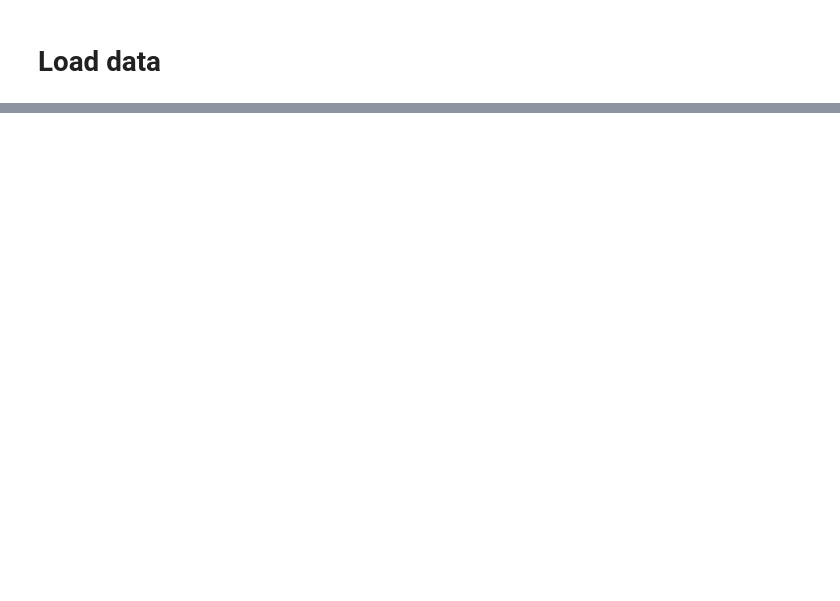
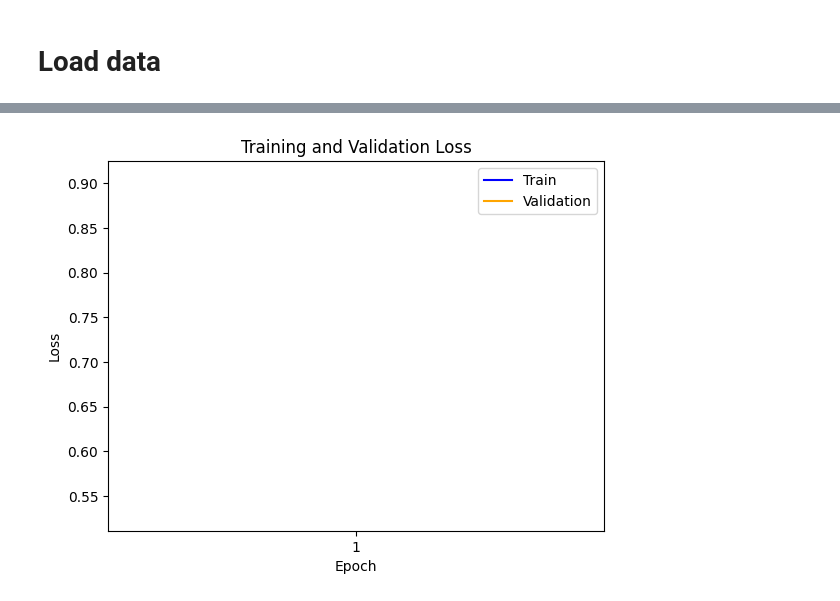
Before and after one commit to arifr4chman/cs7643_deeplearning_proj, a Jupyter notebook: intel_vti.ipynb, the cells around one changed output, grey strips where cells are left out. Drawn from its saved outputs; the diff is of its cells as text; code cells hidden in the pictures; blank space fills up the shorter version.

```diff
--- a/intel_vti.ipynb
+++ b/intel_vti.ipynb
@@ -69,0 +286,3 @@ print_random_15_images (df_test['X'], df_test['Y'], 'Intel Images - Random 15 Te
+# %%
+classes = len (train_data.classes)
+classes
@@ -69,0 +306,6 @@ print_random_15_images (df_test['X'], df_test['Y'], 'Intel Images - Random 15 Te
+# %%
+# check whether corresponding layers are frozen
+
+for layer_name, p in vision_transformer.named_parameters():
+    print('Layer Name: {}, Frozen: {}'.format(layer_name, not p.requires_grad))
+    print()
@@ -69,0 +330,11 @@ print_random_15_images (df_test['X'], df_test['Y'], 'Intel Images - Random 15 Te
+# %%
+# specify loss function
+criterion = nn.CrossEntropyLoss()
+
+# define optimizer
+# only train the parameters with requires_grad set to True
+optimizer = optim.Adam(filter(lambda p: p.requires_grad, vision_transformer.parameters()), lr=0.0001)
+# %%
+# Check for a GPU
+train_on_gpu = torch.cuda.is_available()
+train_on_gpu
@@ -69,0 +490,17 @@ print_random_15_images (df_test['X'], df_test['Y'], 'Intel Images - Random 15 Te
+# %%
+# visualize loss statistics
+
+plt.title("Training and Validation Loss")
+plt.xlabel("Epoch")
+plt.ylabel("Loss")
+
+# plot losses
+x = list(range(1, n_epoch + 1))
+plt.plot(x, train_loss_list, color ="blue", label='Train')
+plt.plot(x, valid_loss_list, color="orange", label='Validation')
+plt.legend(loc="upper right")
+plt.xticks(x)
+
+plt.show()
+# %% [output]
+[figure, added]
```
Also changed, not shown: parts of 63 cells of this notebook.
